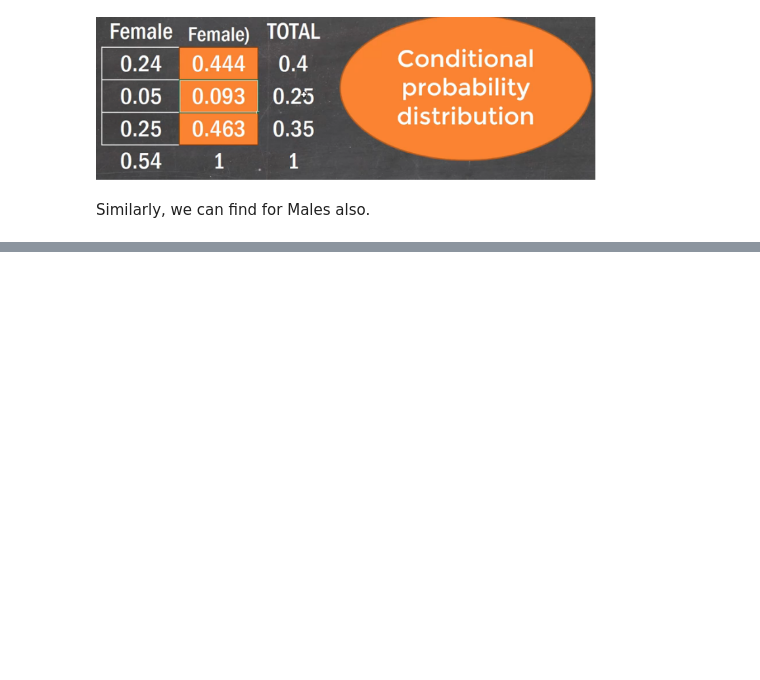
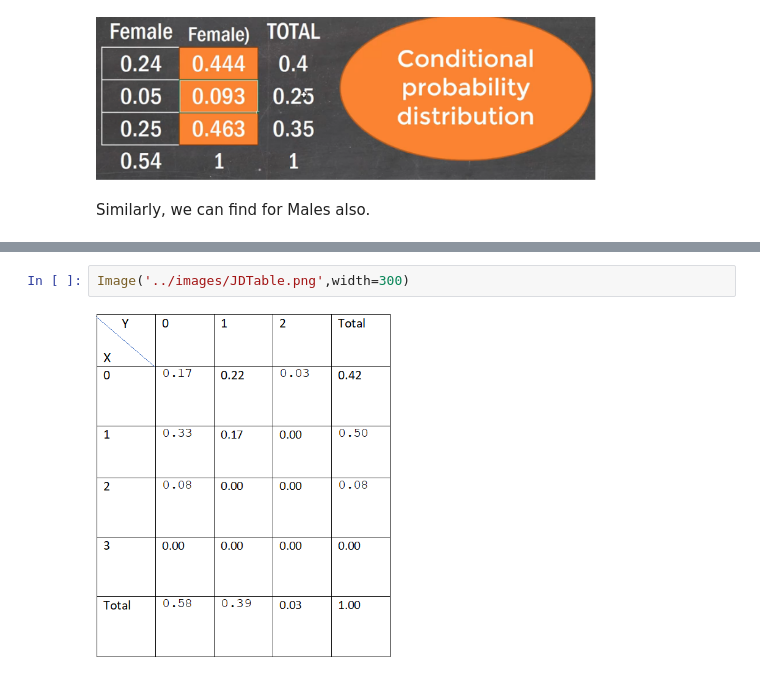
Before and after one commit to PetalsOnWind/Statistics-and-Econometrics-for-Data-Science, a Jupyter notebook: notebooks/JointProbabilityDistribution.ipynb, the cells around one changed output, grey strips where cells are left out. Saved outputs shown, nothing was run; the diff lists cells and outputs as text; blank space fills up the shorter version.

```diff
--- a/notebooks/JointProbabilityDistribution.ipynb
+++ b/notebooks/JointProbabilityDistribution.ipynb
@@ -183,0 +259,4 @@ Similarly, we can find for Males also.
+# %%
+Image('../images/JDTable.png',width=300)
+# %% [output]
+[figure, added]
```
Also changed, not shown: parts of 15 cells of this notebook, 6 other files.
